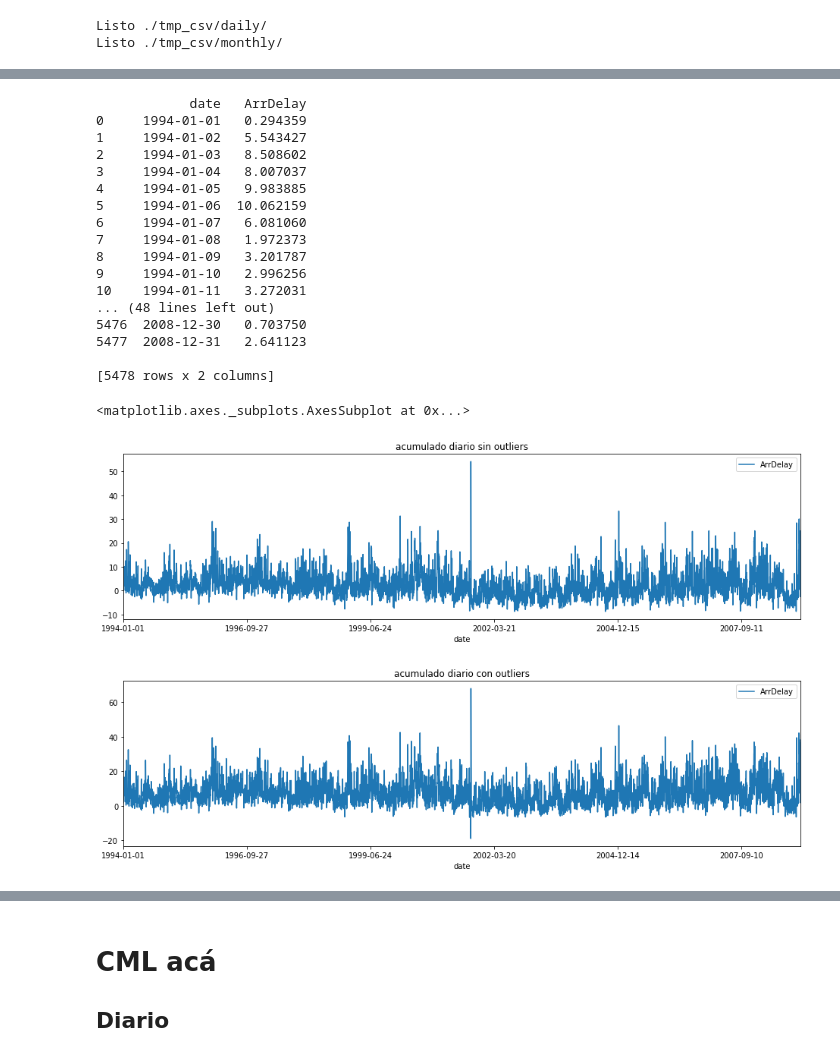
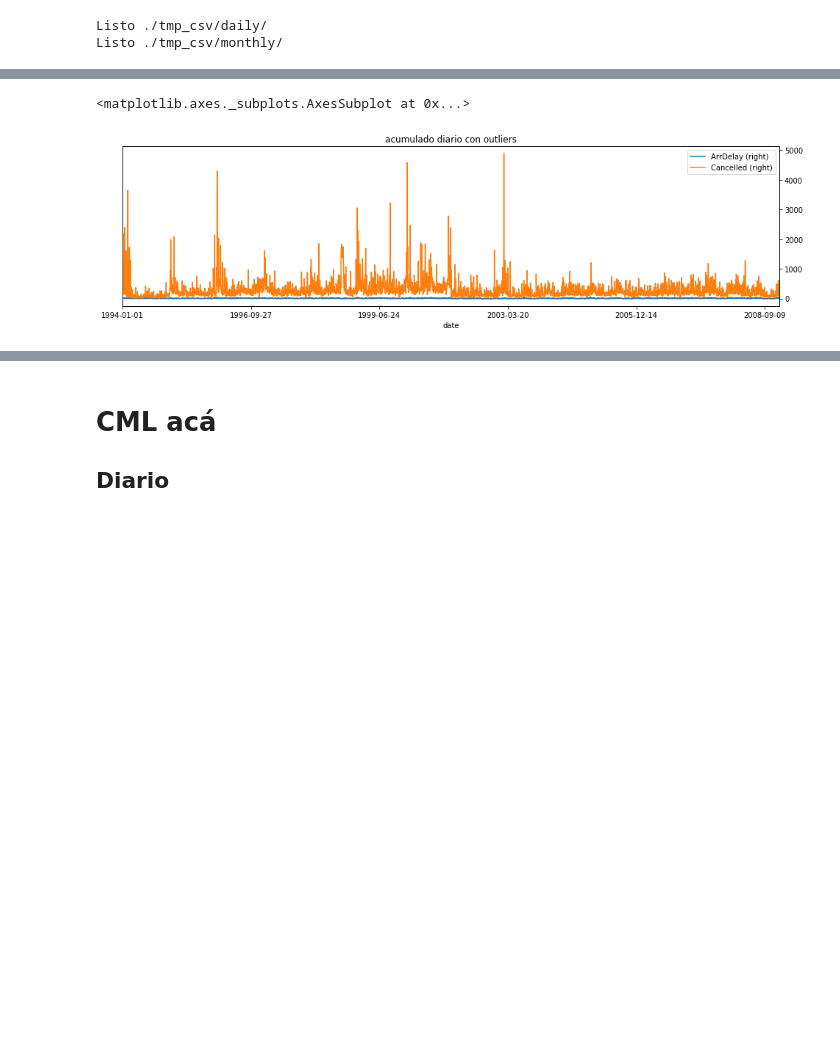
Before and after one commit to jpcenteno/flight-delay-estimation, a Jupyter notebook: notebooks/daily_monthly_cancellation.ipynb, the cells around one changed output, grey strips where cells are left out. Saved outputs shown, nothing was run; the diff lists cells and outputs as text; code cells hidden in the pictures; blank space fills up the shorter version.

```diff
--- a/notebooks/daily_monthly_cancellation.ipynb
+++ b/notebooks/daily_monthly_cancellation.ipynb
@@ -14,7 +14,8 @@ import shutil
 #sns.set(color_codes=True)
 
 # load data
-tmp_dir = "./tmp_csv/"
-#years = [str(year) for year in range(1994,2009)]
-years = [str(year) for year in range(2004,2006)]
-years
+tmp_dir = "./cancell_tmp_csv/"
+years = [str(year) for year in range(1994,2001)]
+years.extend([str(year) for year in range(2002,2009)])
+#years = [str(year) for year in range(2004,2005)]
+#years=['2004']
@@ -131,31 +377,15 @@ AttributeError: 'DataFrame' object has no attribute 'date'
 # %%
-df_daily_cut = pd.read_csv(tmp_dir+"daily/cut.csv")
-print(df_daily_cut)
-df_daily_cut.plot(x="date", y="ArrDelay", linestyle='-', figsize=(16,4), title = "acumulado diario sin outliers")
+#df_daily_cut = pd.read_csv(tmp_dir+"daily/cut.csv")
+#print(df_daily_cut)
+#df_daily_cut.plot(x="date", y="ArrDelay", linestyle='-', figsize=(16,4), title = "acumulado diario sin outliers")
 
 df_daily_full = pd.read_csv(tmp_dir+"daily/full.csv")
-df_daily_full.plot(x="date", y="ArrDelay", linestyle='-', figsize=(16,4), title = "acumulado diario con outliers")
+df_daily_cancel_full = pd.read_csv(tmp_dir+"daily/full_cancell.csv")
+df_daily_full = df_daily_full.merge(df_daily_cancel_full, left_on='date', right_on='date')
+df_daily_full.plot(x="date", y=["ArrDelay", "Cancelled"], secondary_y=True, linestyle='-', figsize=(16,4), title = "acumulado diario con outliers")
 # %% [output]
-            date   ArrDelay
-0     1994-01-01   0.294359
-1     1994-01-02   5.543427
-2     1994-01-03   8.508602
-3     1994-01-04   8.007037
-4     1994-01-05   9.983885
-5     1994-01-06  10.062159
-6     1994-01-07   6.081060
-7     1994-01-08   1.972373
-8     1994-01-09   3.201787
-9     1994-01-10   2.996256
-10    1994-01-11   3.272031
-... (48 lines left out)
-5476  2008-12-30   0.703750
-5477  2008-12-31   2.641123
-
-[5478 rows x 2 columns]
+<matplotlib.axes._subplots.AxesSubplot at 0x...>
-<matplotlib.axes._subplots.AxesSubplot at 0x...>
-[figure, old version]
+[figure, new version]
-[figure, removed]
 # %%
 df_monthly_cut = pd.read_csv(tmp_dir+"monthly/cut.csv")
 df_monthly_cut.plot(x="date", y="ArrDelay", linestyle='-', figsize=(16,4), title = "acumulado mensual sin outliers")
```
Also changed, not shown: parts of 25 cells of this notebook, 1 other file.
